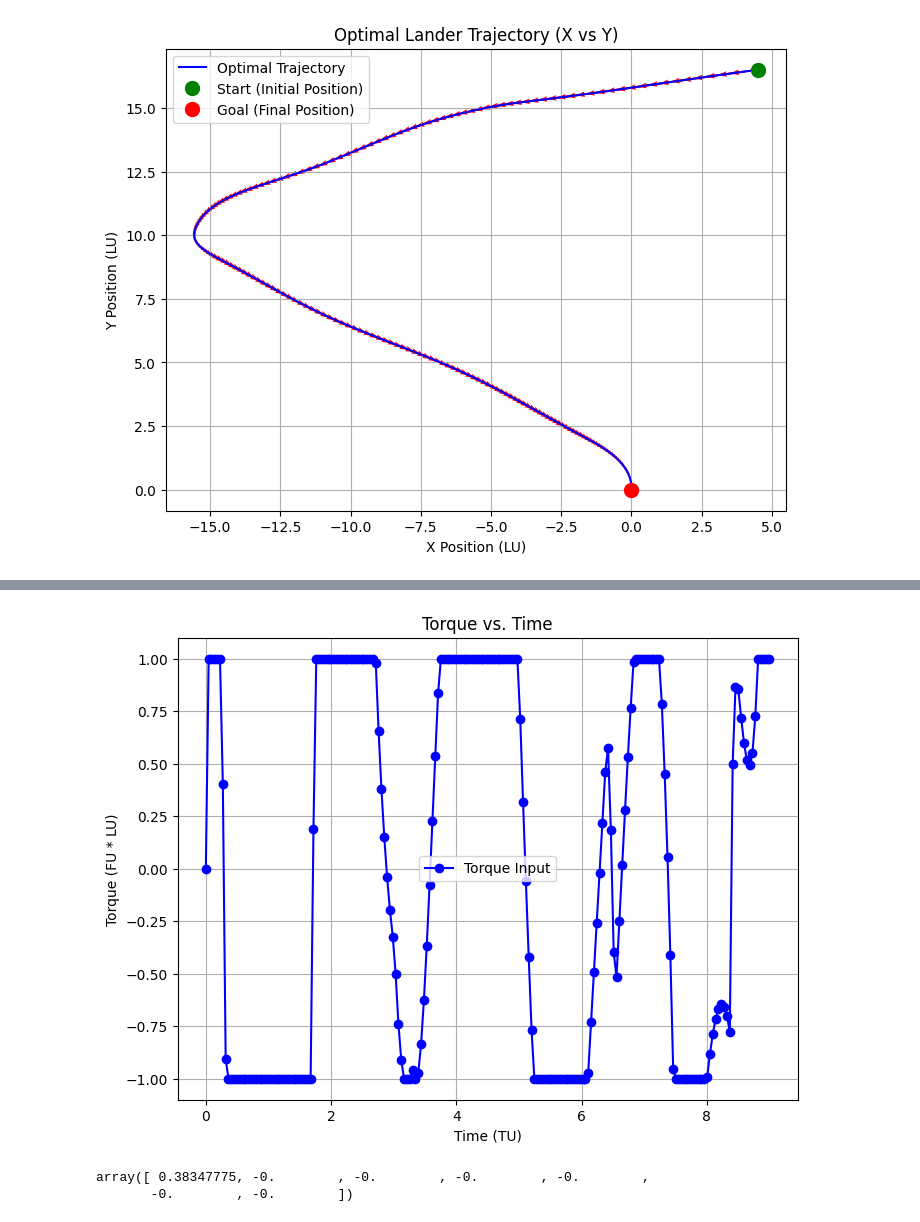
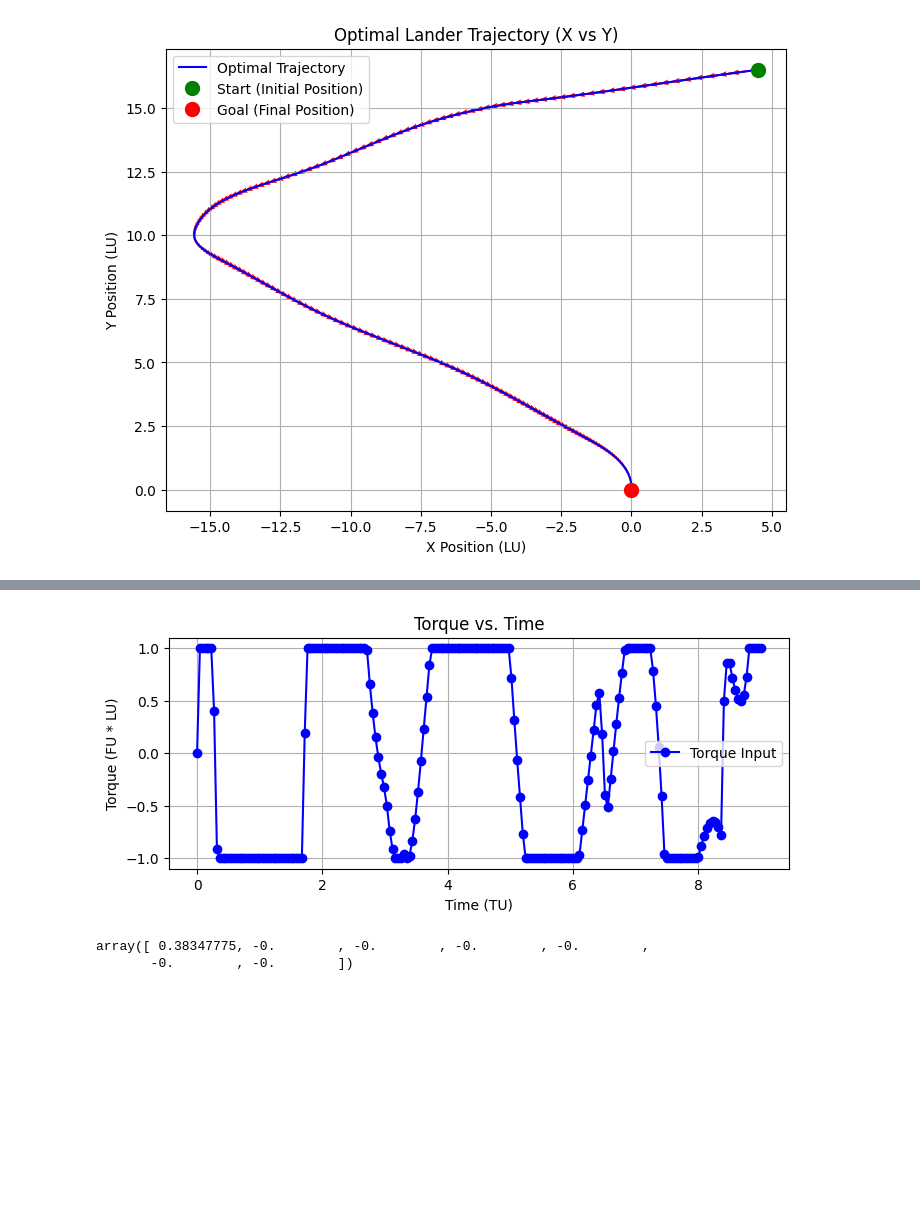
Before and after one commit to jgeldenbott/AA-528-Final, a Jupyter notebook: planar_optimal_descent.ipynb, the cells around one changed output, grey strips where cells are left out. Saved outputs shown, nothing was run; the diff lists cells and outputs as text; code cells hidden in the pictures; blank space fills up the shorter version.

```diff
--- a/planar_optimal_descent.ipynb
+++ b/planar_optimal_descent.ipynb
@@ -366,21 +366,21 @@ plt.show()
 # %%
 # Plot the trajectory
 ts = np.linspace(0, t_f, N)
 
-plt.figure(figsize=(8, 6))
+plt.figure(figsize=(8, 3))
 plt.plot(ts, u.value[:, 1], 'bo-', label="Torque Input")  # Blue line with circles
 
 # Labels and formatting
 plt.ylabel("Torque (FU * LU)")
 plt.xlabel("Time (TU)")
 plt.title("Torque vs. Time")
 plt.legend()
 plt.grid(True)
 
 # Show the plot
 plt.show()
 # %% [output]
-[figure, old version]
+[figure, new version]
 # %%
 x.value[-1]
 # %% [output]
```
Also changed, not shown: parts of 2 cells of this notebook.
